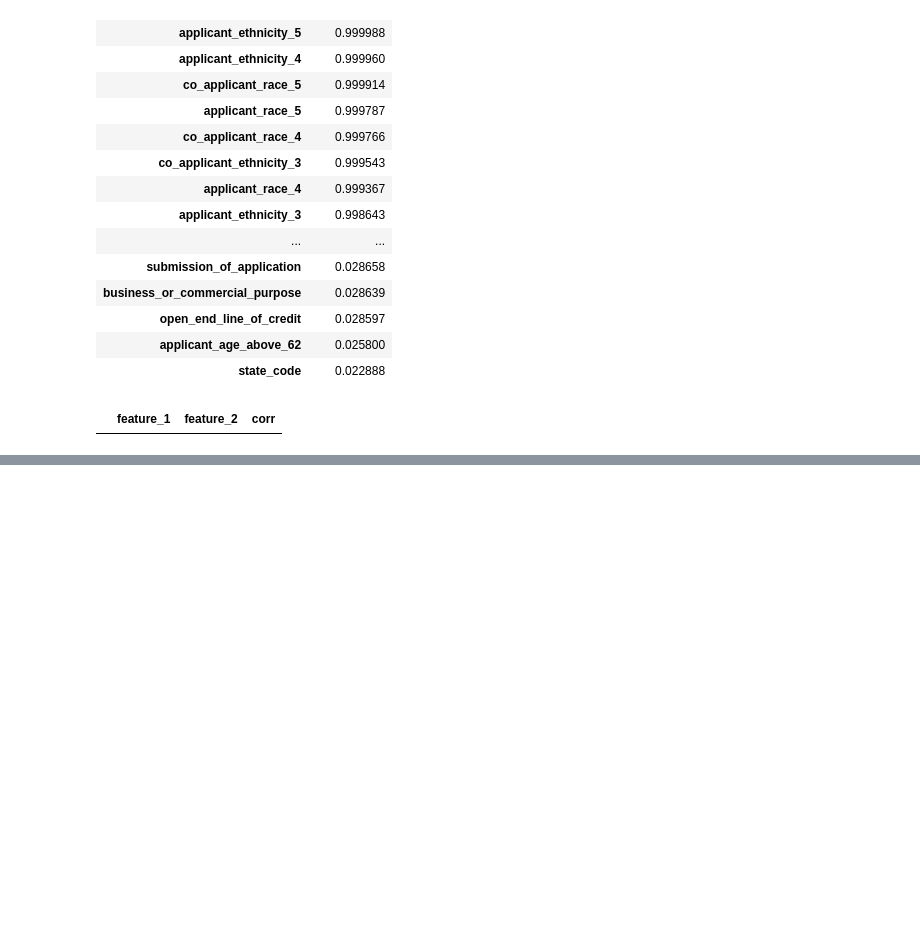
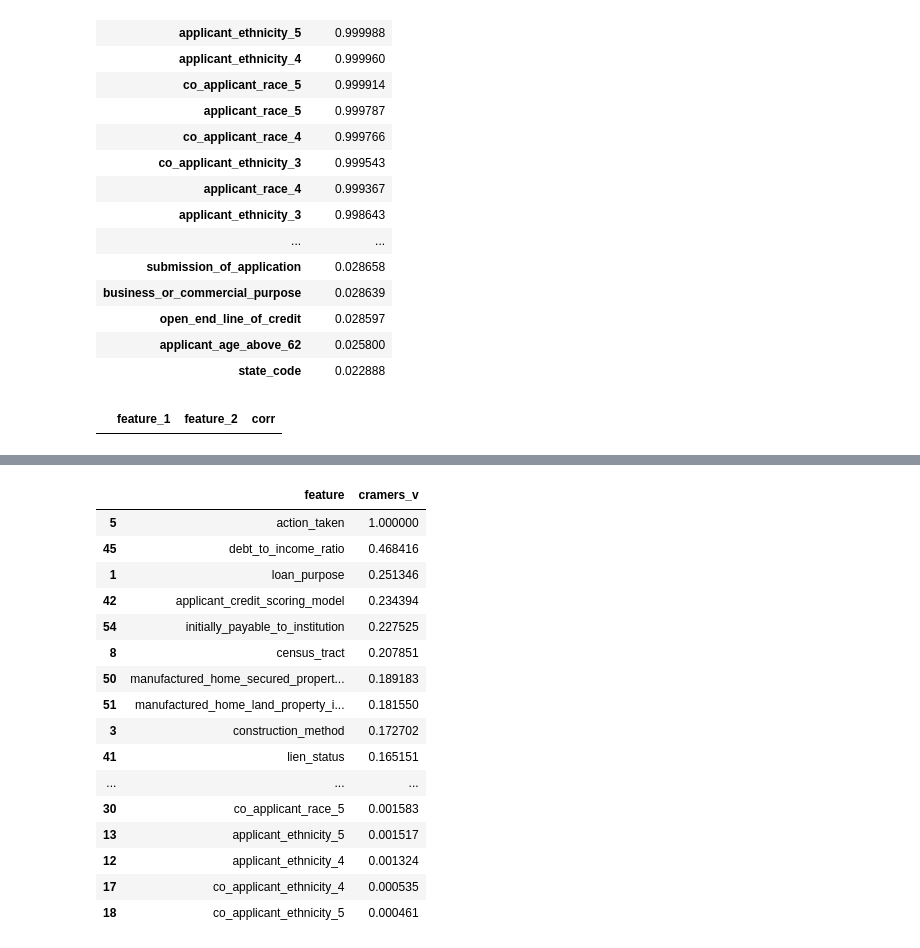
Before and after one commit to emma-hockett/6341_Project, a Jupyter notebook: notebooks/02_eda.ipynb, the cells around one changed output, grey strips where cells are left out. Saved outputs shown, nothing was run; the diff lists cells and outputs as text; code cells hidden in the pictures; blank space fills up the shorter version.

Commit message:
Feature correlations with target

```diff
--- a/notebooks/02_eda.ipynb
+++ b/notebooks/02_eda.ipynb
@@ -208,0 +221,21 @@ eh.identify_highly_correlated_numeric_features(typed_hmda_data, numeric_cols, 'd
+# %%
+# Find correlations between categorical features and target
+eh.identify_feature_target_correlations(typed_hmda_data, category_cols, 'denied_flag')
+# %% [output]
+|  | feature | cramers_v |
+| 5 | action_taken | 1.000000 |
+| 45 | debt_to_income_ratio | 0.468416 |
+| 1 | loan_purpose | 0.251346 |
+| 42 | applicant_credit_scoring_model | 0.234394 |
+| 54 | initially_payable_to_institution | 0.227525 |
+| 8 | census_tract | 0.207851 |
+| 50 | manufactured_home_secured_propert... | 0.189183 |
+| 51 | manufactured_home_land_property_i... | 0.181550 |
+| 3 | construction_method | 0.172702 |
+| 41 | lien_status | 0.165151 |
+| ... | ... | ... |
+| 30 | co_applicant_race_5 | 0.001583 |
+| 13 | applicant_ethnicity_5 | 0.001517 |
+| 12 | applicant_ethnicity_4 | 0.001324 |
+| 17 | co_applicant_ethnicity_4 | 0.000535 |
+| 18 | co_applicant_ethnicity_5 | 0.000461 |
```
Also changed, not shown: parts of 3 cells of this notebook, 1 other file.
